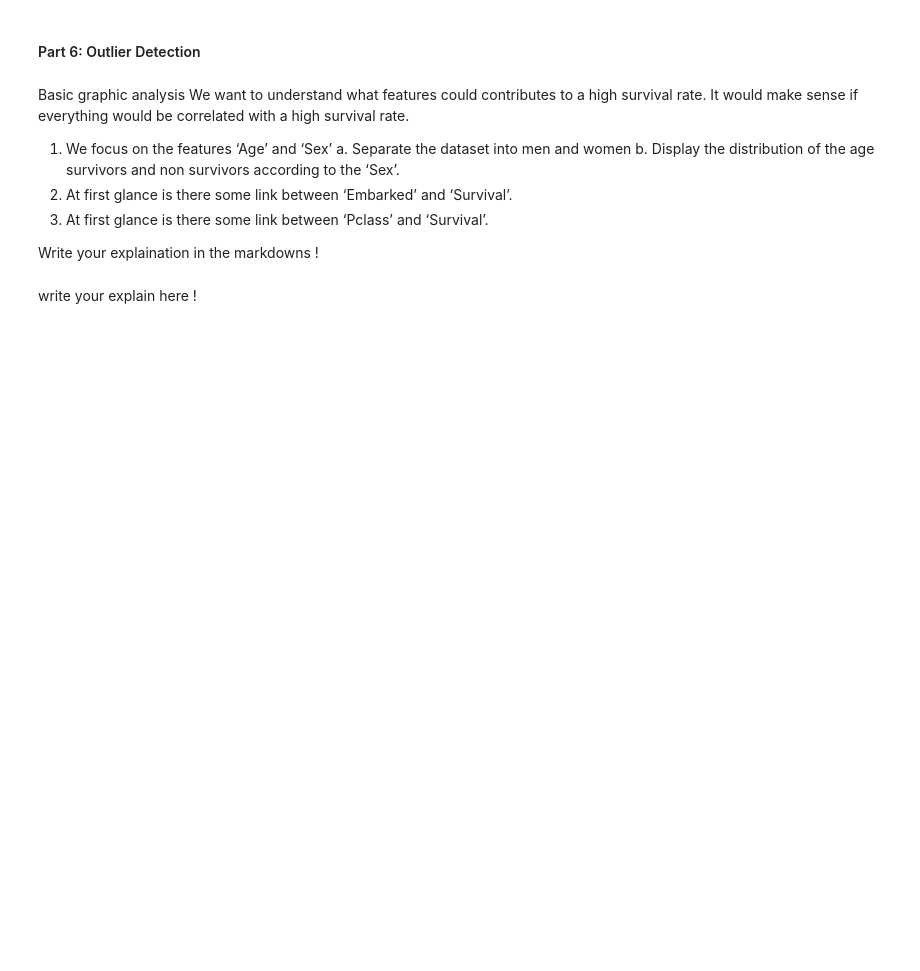
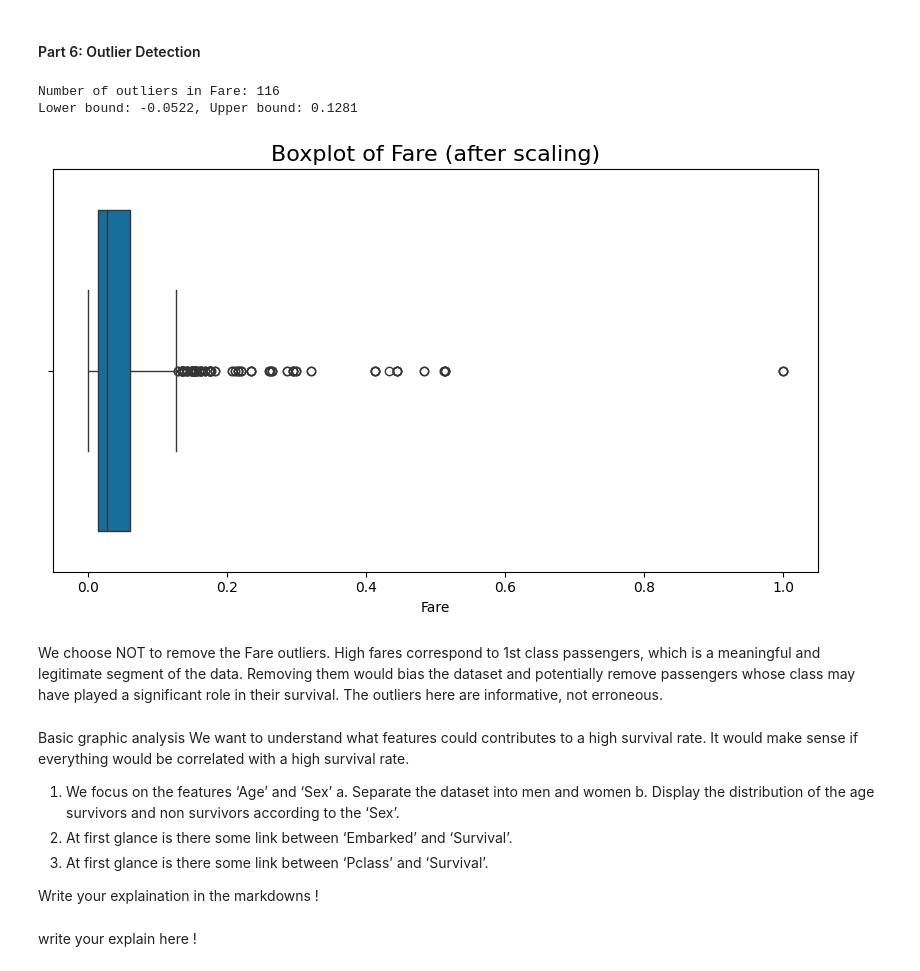
Before and after one commit to pychey/W4-Data-Processing, a Jupyter notebook: W4_DataPreprocessing.ipynb, the cells around one changed output. Cells and saved outputs as stored; diff of their text form; code cells hidden in the pictures; blank space fills up the shorter version.

Commit message:
Complete Data Processing

```diff
--- a/W4_DataPreprocessing.ipynb
+++ b/W4_DataPreprocessing.ipynb
@@ -84,3 +272,6 @@ Remove :
 -	Ticket
 -	Name
 Explain why these columns are removed. ( 2 – 3 Paragraph). (Write in Markdown)
+# %%
+df_titanic = df_titanic.drop(columns=['PassengerId', 'Ticket', 'Name'])
+display(df_titanic.head())
@@ -95,3 +321,12 @@ Explain why these columns are removed. ( 2 – 3 Paragraph). (Write in Markdown)
 # •	Age -> median
 # •	Embarked -> mode
 # •	Cabin -> drop or justify decision
+
+df_titanic['Age'] = df_titanic['Age'].fillna(df_titanic['Age'].median())
+
+df_titanic['Embarked'] = df_titanic['Embarked'].fillna(df_titanic['Embarked'].mode()[0])
+
+df_titanic = df_titanic.drop(columns=['Cabin'])
+
+print("Missing values after handling:")
+print(df_titanic.isnull().sum())
@@ -104,3 +350,11 @@ Use:
 -	Label Encoding or one-hot Encoding
 # %%
 # write your code here
+
+le = LabelEncoder()
+
+df_titanic['Sex'] = le.fit_transform(df_titanic['Sex'])
+
+df_titanic = pd.get_dummies(df_titanic, columns=['Embarked'], prefix='Embarked')
+
+display(df_titanic.head())
@@ -113,3 +374,9 @@ Use:
 •	Min-Max Scaling or Standardization
 # %%
 # write your code here
+
+scaler = MinMaxScaler()
+
+df_titanic[['Age', 'Fare']] = scaler.fit_transform(df_titanic[['Age', 'Fare']])
+
+display(df_titanic[['Age', 'Fare']].head())
@@ -118,12 +392,42 @@ Use:
 # %%
 # 1.	Detect outlier in Dare using IQR
 # write your code here
+
+Q1 = df_titanic['Fare'].quantile(0.25)
+Q2 = df_titanic['Fare'].quantile(0.50)
+Q3 = df_titanic['Fare'].quantile(0.75)
+IQR = Q3 - Q1
+
+lower_bound = Q1 - 1.5 * IQR
+upper_bound = Q3 + 1.5 * IQR
+
+outliers = df_titanic[(df_titanic['Fare'] < lower_bound) | (df_titanic['Fare'] > upper_bound)]
+print(f"Number of outliers in Fare: {len(outliers)}")
+print(f"Lower bound: {lower_bound:.4f}, Upper bound: {upper_bound:.4f}")
+# %% [output]
+Number of outliers in Fare: 116
+Lower bound: -0.0522, Upper bound: 0.1281
 # %%
 # 2. Visualization using boxplot
 # write your code here
+
+plt.figure(figsize=(8, 5))
+sns.boxplot(x=df_titanic['Fare'])
+plt.title('Boxplot of Fare (after scaling)', fontsize=16)
+plt.xlabel('Fare')
+plt.tight_layout()
+plt.show()
+# %% [output]
+[figure, added]
 # %%
 # 3.	Explain whether you remove them or not ?
 # write your code here
+# %% [markdown]
+We choose NOT to remove the Fare outliers. High fares correspond to 1st class
+passengers, which is a meaningful and legitimate segment of the data. Removing
+them would bias the dataset and potentially remove passengers whose class may
+have played a significant role in their survival. The outliers here are
+informative, not erroneous.
 # %% [markdown]
 Basic graphic analysis
 We want to understand what features could contributes to a high survival rate. It would make sense if everything would be correlated with a high survival rate.
```
Also changed, not shown: parts of 28 cells of this notebook.
